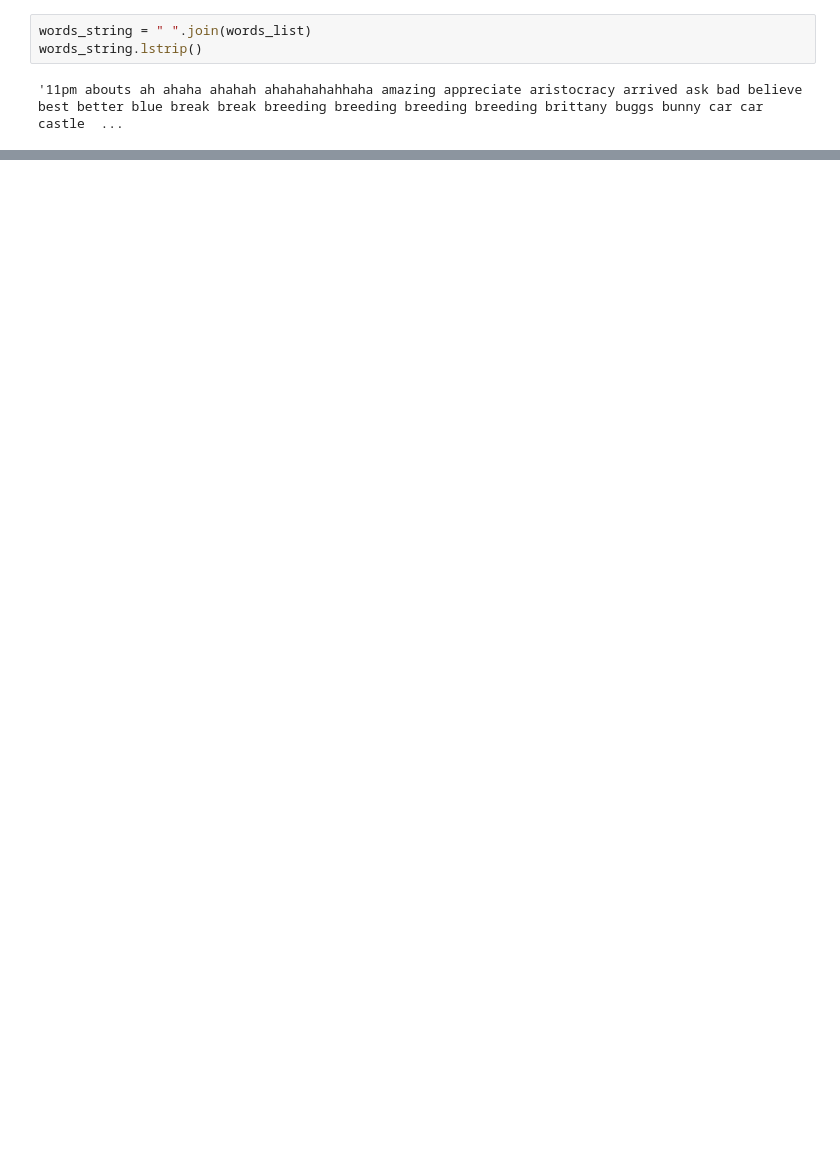
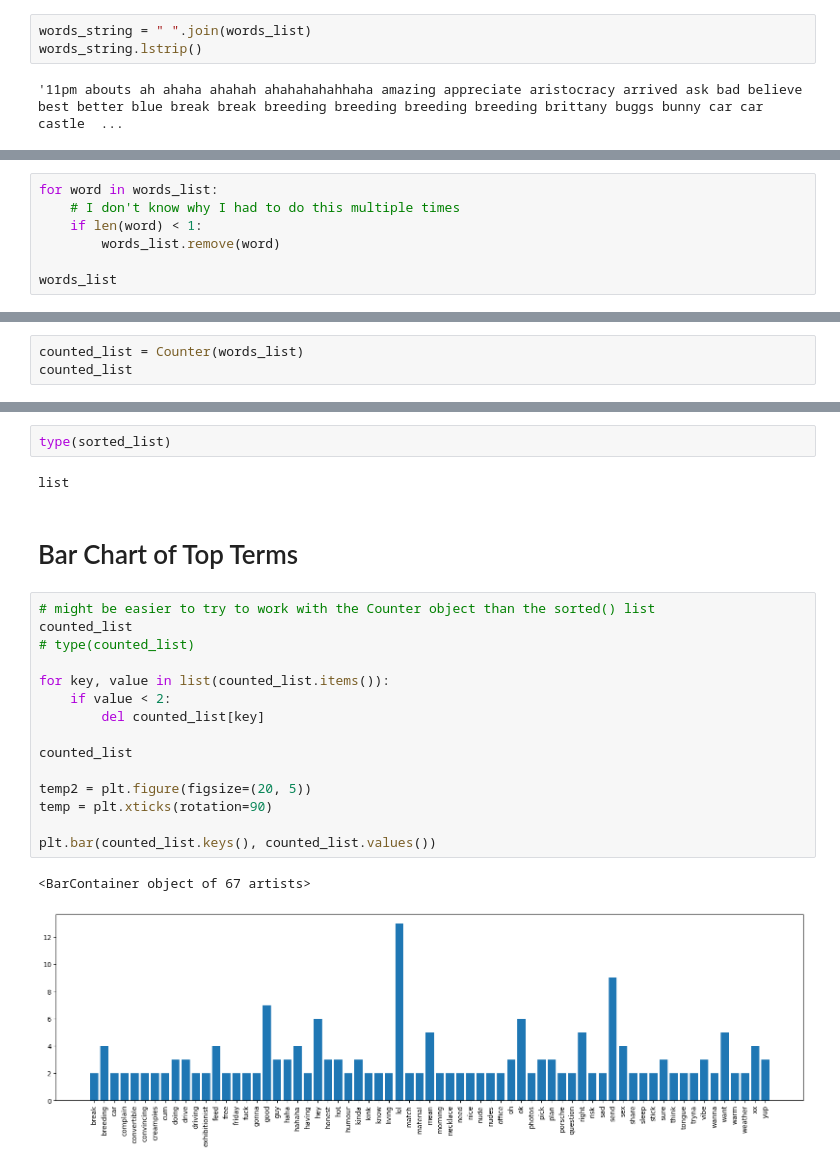
Before and after one commit to Coletterbox/Analysis-of-Some-Guy-s-Attempt-at-Small-Talk, a Jupyter notebook: WhatsApp Chat Analysis.ipynb, the cells around one changed output, grey strips where cells are left out. Cells and saved outputs as stored; diff of their text form; blank space fills up the shorter version.

Commit message:
Finish bar chart

```diff
--- a/WhatsApp Chat Analysis.ipynb
+++ b/WhatsApp Chat Analysis.ipynb
@@ -173,0 +176,7 @@ plt.show()
+# %%
+for word in words_list:
+    # I don't know why I had to do this multiple times
+    if len(word) < 1:
+        words_list.remove(word)
+
+words_list
@@ -173,0 +201,3 @@ plt.show()
+# %%
+counted_list = Counter(words_list)
+counted_list
@@ -173,0 +263,24 @@ plt.show()
+# %%
+type(sorted_list)
+# %% [output]
+list
+# %% [markdown]
+# Bar Chart of Top Terms
+# %%
+# might be easier to try to work with the Counter object than the sorted() list
+counted_list
+# type(counted_list)
+
+for key, value in list(counted_list.items()):
+    if value < 2:
+        del counted_list[key]
+
+counted_list
+
+temp2 = plt.figure(figsize=(20, 5))
+temp = plt.xticks(rotation=90)
+
+plt.bar(counted_list.keys(), counted_list.values())
+# %% [output]
+<BarContainer object of 67 artists>
+[figure, added]
```
Also changed, not shown: parts of 7 cells of this notebook.
